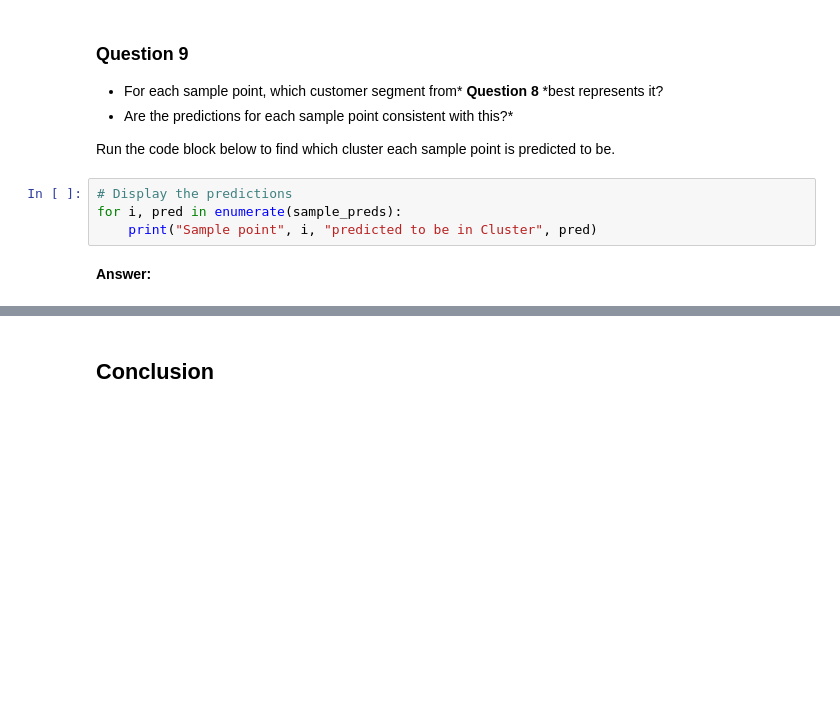
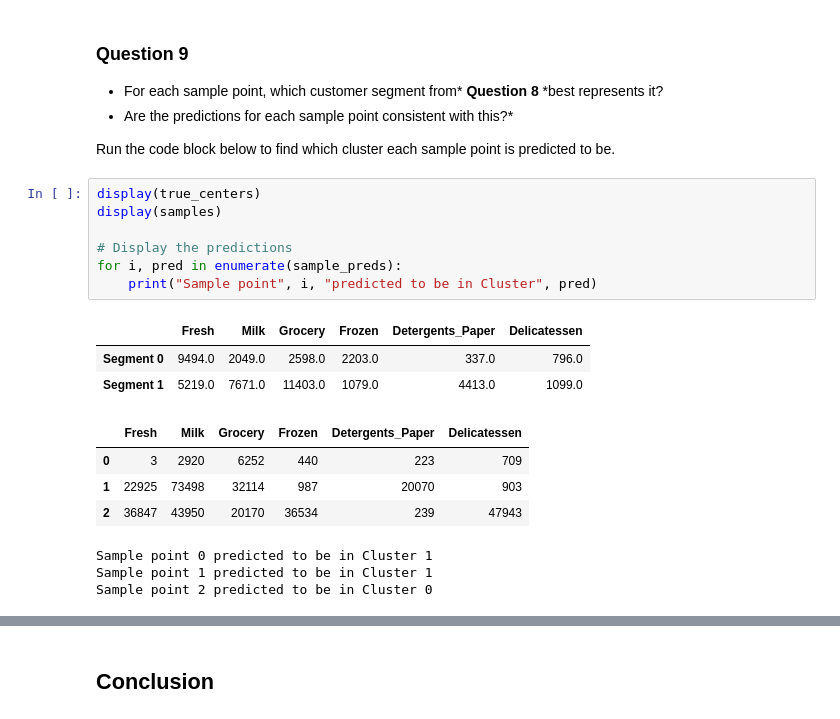
Before and after one commit to amin-amirali/udacity-ml, a Jupyter notebook: customer_segments/customer_segments.ipynb, the cells around one changed output, grey strips where cells are left out. Drawn from its saved outputs; the diff is of its cells as text; blank space fills up the shorter version.

```diff
--- a/customer_segments/customer_segments.ipynb
+++ b/customer_segments/customer_segments.ipynb
@@ -505,8 +540,20 @@ display(true_centers)
 
 Run the code block below to find which cluster each sample point is predicted to be.
 # %%
+display(true_centers)
+display(samples)
+
 # Display the predictions
 for i, pred in enumerate(sample_preds):
     print("Sample point", i, "predicted to be in Cluster", pred)
+# %% [output]
+|  | Fresh | Milk | Grocery | Frozen | Detergents_Paper | Delicatessen |
+| Segment 0 | 9494.0 | 2049.0 | 2598.0 | 2203.0 | 337.0 | 796.0 |
+| Segment 1 | 5219.0 | 7671.0 | 11403.0 | 1079.0 | 4413.0 | 1099.0 |
+|  | Fresh | Milk | Grocery | Frozen | Detergents_Paper | Delicatessen |
+| 0 | 3 | 2920 | 6252 | 440 | 223 | 709 |
+| 1 | 22925 | 73498 | 32114 | 987 | 20070 | 903 |
+| 2 | 36847 | 43950 | 20170 | 36534 | 239 | 47943 |
+Sample point 0 predicted to be in Cluster 1
+Sample point 1 predicted to be in Cluster 1
+Sample point 2 predicted to be in Cluster 0
-# %% [markdown]
-**Answer:**
```
Also changed, not shown: parts of 12 cells of this notebook.
